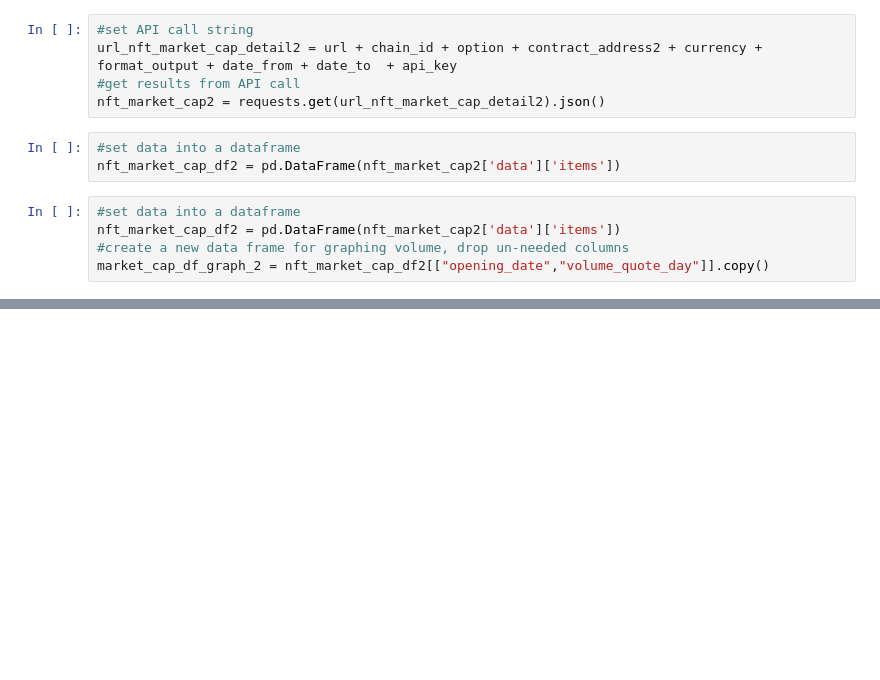
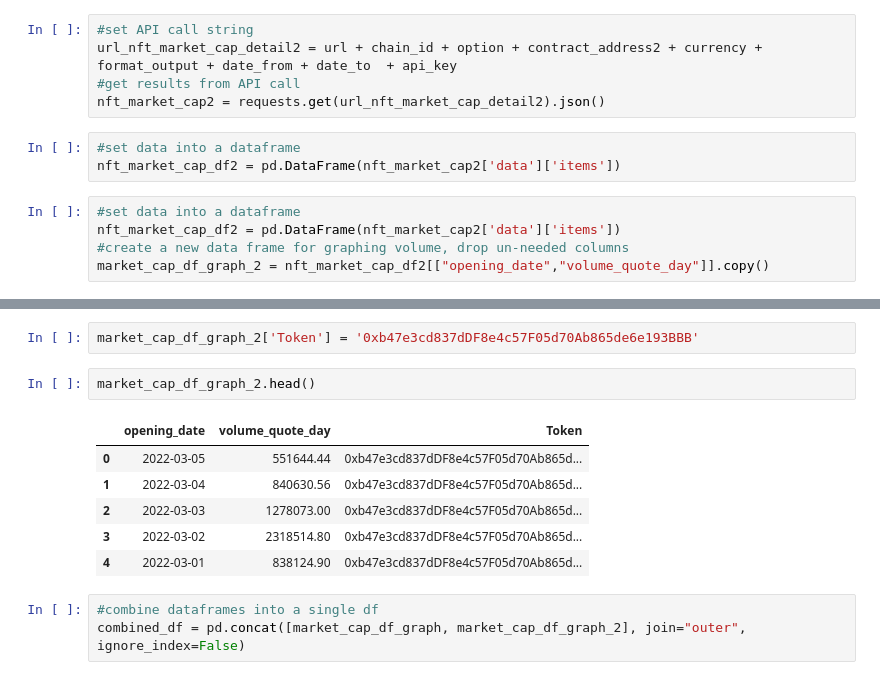
Before and after one commit to mmsaki/nft-trading-analysis, a Jupyter notebook: cryptopunks.ipynb, the cells around one changed output, grey strips where cells are left out. Drawn from its saved outputs; the diff is of its cells as text; blank space fills up the shorter version.

```diff
--- a/cryptopunks.ipynb
+++ b/cryptopunks.ipynb
@@ -273,0 +349,14 @@ market_cap_df_graph_2.hvplot.bar(
+# %%
+market_cap_df_graph_2['Token'] = '0xb47e3cd837dDF8e4c57F05d70Ab865de6e193BBB'
+# %%
+market_cap_df_graph_2.head()
+# %% [output]
+|  | opening_date | volume_quote_day | Token |
+| 0 | 2022-03-05 | 551644.44 | 0xb47e3cd837dDF8e4c57F05d70Ab865d... |
+| 1 | 2022-03-04 | 840630.56 | 0xb47e3cd837dDF8e4c57F05d70Ab865d... |
+| 2 | 2022-03-03 | 1278073.00 | 0xb47e3cd837dDF8e4c57F05d70Ab865d... |
+| 3 | 2022-03-02 | 2318514.80 | 0xb47e3cd837dDF8e4c57F05d70Ab865d... |
+| 4 | 2022-03-01 | 838124.90 | 0xb47e3cd837dDF8e4c57F05d70Ab865d... |
+# %%
+#combine dataframes into a single df
+combined_df = pd.concat([market_cap_df_graph, market_cap_df_graph_2], join="outer", ignore_index=False)
```
Also changed, not shown: parts of 9 cells of this notebook.
